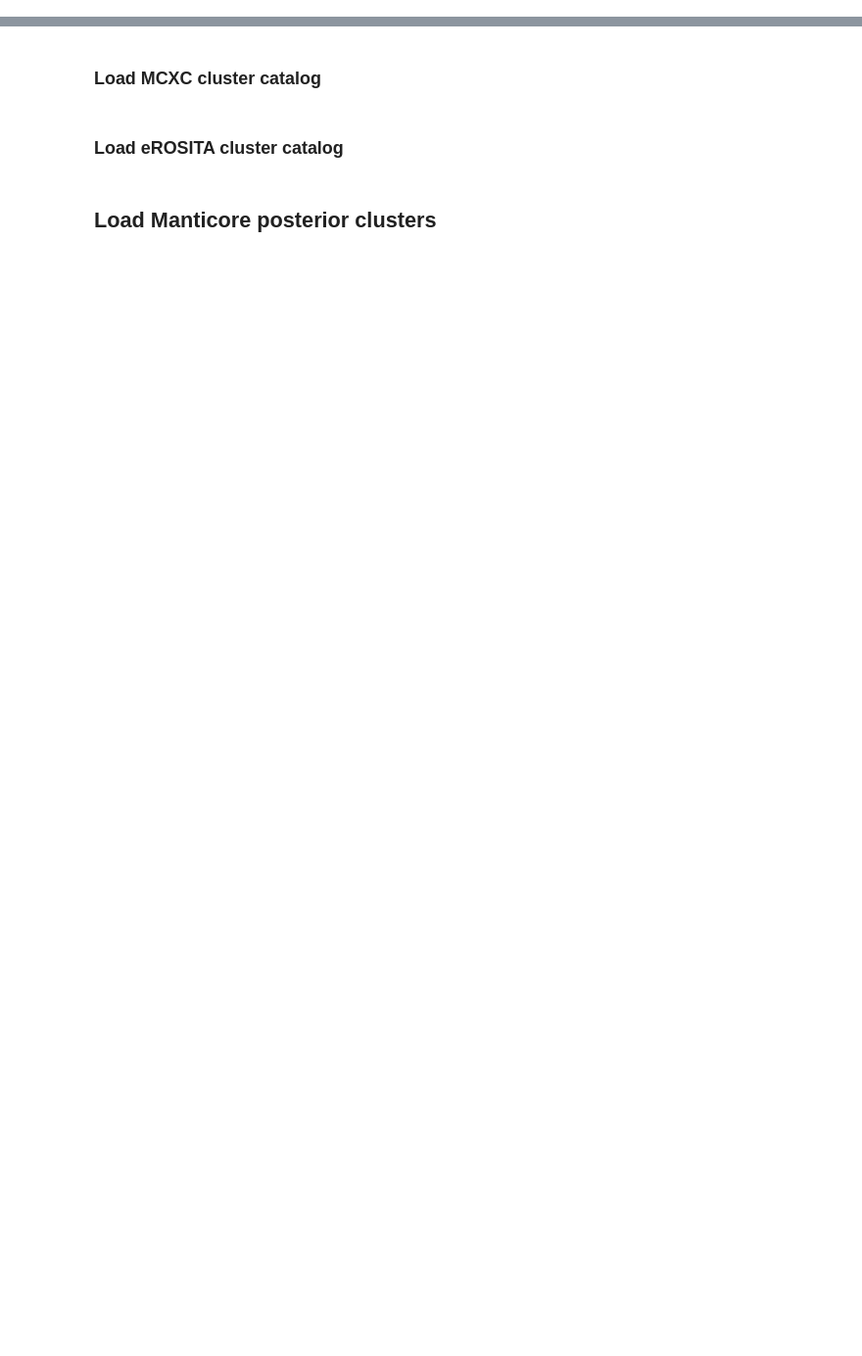
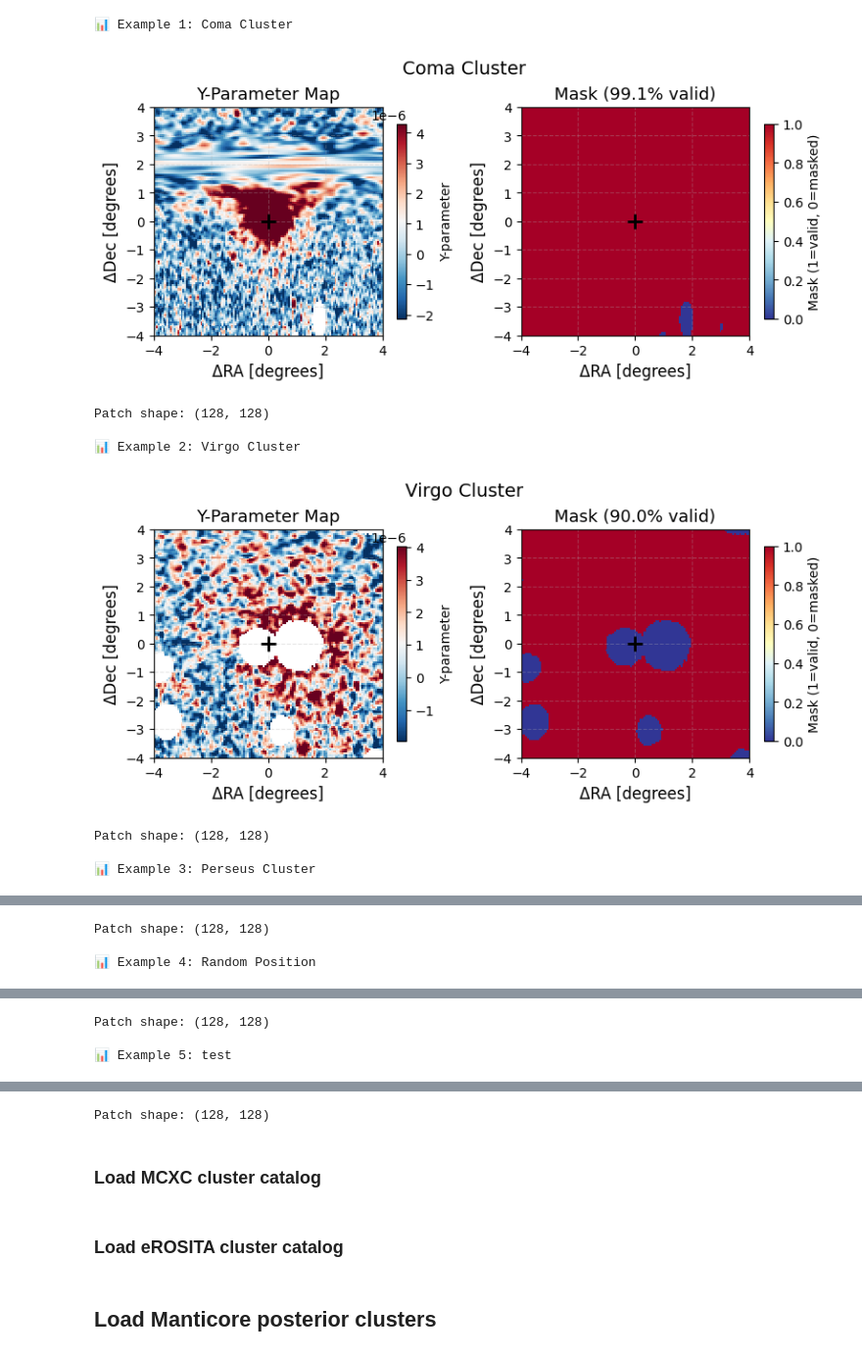
Before and after one commit to stuartmcalpine/manticore_posterior_clusters, a Jupyter notebook: stack_patches.ipynb, the cells around one changed output, grey strips where cells are left out. Shown at 98% size. Saved outputs shown, nothing was run; the diff lists cells and outputs as text; code cells hidden in the pictures; blank space fills up the shorter version.

```diff
--- a/stack_patches.ipynb
+++ b/stack_patches.ipynb
@@ -5,7 +5,15 @@ import matplotlib.pyplot as plt
 from astropy.coordinates import SkyCoord
 import astropy.units as u
 from pymanticore.swift_analysis import HBTData, SOAPData
-from manticore_posterior_clusters.PR4YMapAnalyzer import PR4YMapPlotter
-from manticore_posterior_clusters.PR4MapPlotter import PR4YMapAnalyzer
+from stacking_backend import ClusterAnalysisPipeline, BasicPlotter, SummaryPlotter, MassScalingPlotter
+from stacking_backend.data import load_pr4_data, PatchExtractor
 from pymanticore.cosmology import ra_dec_to_galactic
 import h5py
+
+# Initialize the analysis pipeline
+pipeline = ClusterAnalysisPipeline()
+
+# Create plotters
+basic_plotter = BasicPlotter(pipeline.patch_extractor)
+summary_plotter = SummaryPlotter()
+mass_plotter = MassScalingPlotter()
@@ -12,27 +28,34 @@ import h5py
 # %%
-analyzer = PR4YMapAnalyzer()
-plotter = PR4YMapPlotter(analyzer)
-
 # Example coordinates to plot
 examples = [
     {'ra': 194.95, 'dec': 27.98, 'title': 'Coma Cluster'},
     {'ra': 186.69, 'dec': 12.83, 'title': 'Virgo Cluster'},
     {'ra': 23.40, 'dec': 30.66, 'title': 'Perseus Cluster'},
     {'ra': 120.0, 'dec': 0.0, 'title': 'Random Position'},
     {'ra': 168.1, 'dec':  40.45, 'title': "test"}
 ]
 
 for i, example in enumerate(examples):
     print(f"\n📊 Example {i+1}: {example['title']}")
 
-    fig, (ax1, ax2), patch_data, mask_patch = plotter.plot_patch(
+    fig, (ax1, ax2), patch_data, mask_patch = basic_plotter.plot_patch(
         ra=example['ra'],
         dec=example['dec'],
         patch_size_deg=8.0,
         npix=128,
         title=example['title'],
         show_center=True,
         show_grid=True
     )
 
     print(f"Patch shape: {patch_data.shape}")
+# %% [output]
+📊 Example 1: Coma Cluster
+[figure, added]
+Patch shape: (128, 128)
+
+📊 Example 2: Virgo Cluster
+[figure, added]
+Patch shape: (128, 128)
+
+📊 Example 3: Perseus Cluster
@@ -38,0 +63,3 @@ for i, example in enumerate(examples):
+Patch shape: (128, 128)
+
+📊 Example 4: Random Position
@@ -38,0 +67,3 @@ for i, example in enumerate(examples):
+Patch shape: (128, 128)
+
+📊 Example 5: test
@@ -39,3 +71,4 @@ for i, example in enumerate(examples):
+Patch shape: (128, 128)
 # %% [markdown]
 ### Load MCXC cluster catalog
 # %%
```
Also changed, not shown: parts of 14 cells of this notebook, 27 other files.
